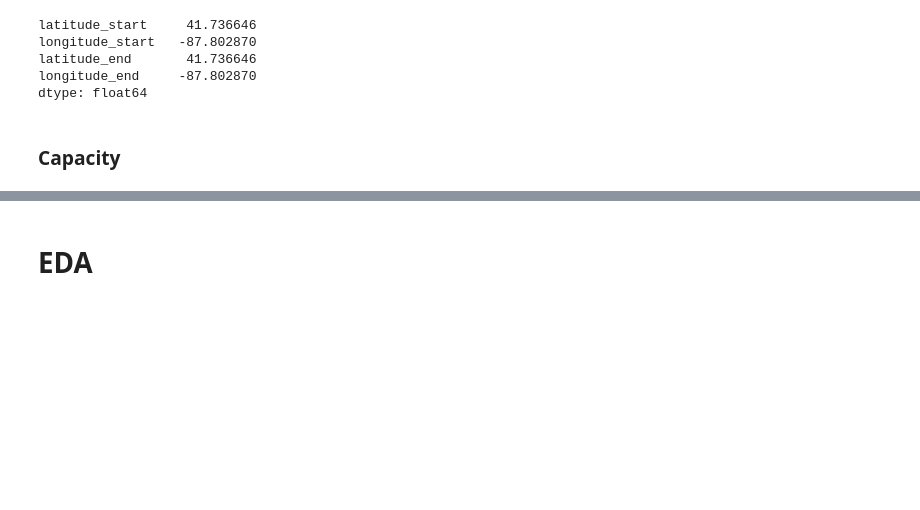
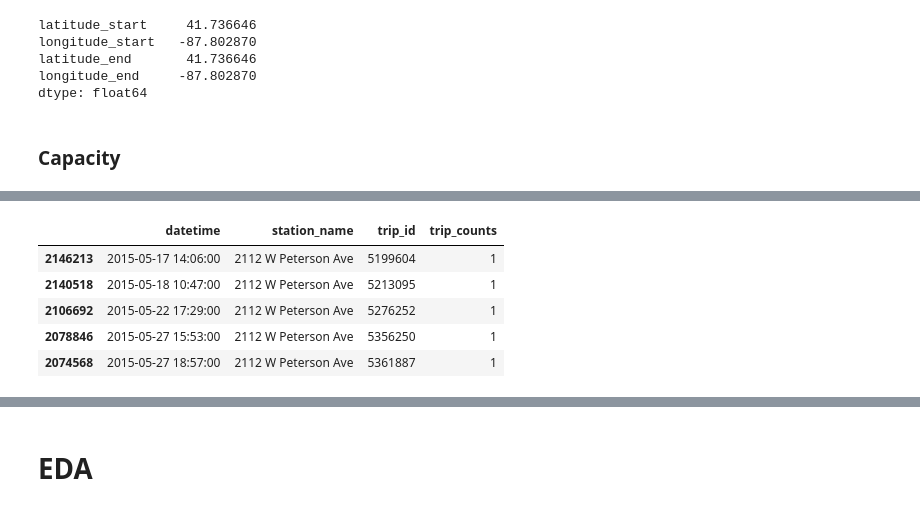
Before and after one commit to karahahn/Springboard_Capstone2, a Jupyter notebook: Capstone 2 Milestone 1.ipynb, the cells around one changed output, grey strips where cells are left out. Saved outputs shown, nothing was run; the diff lists cells and outputs as text; code cells hidden in the pictures; blank space fills up the shorter version.

```diff
--- a/Capstone 2 Milestone 1.ipynb
+++ b/Capstone 2 Milestone 1.ipynb
@@ -1598,0 +462,11 @@ array([[<matplotlib.axes._subplots.AxesSubplot object at 0x...>]],
+# %%
+# each departure is given a 1 value
+departures['trip_counts'] = 1
+departures.head()
+# %% [output]
+|  | datetime | station_name | trip_id | trip_counts |
+| 2146213 | 2015-05-17 14:06:00 | 2112 W Peterson Ave | 5199604 | 1 |
+| 2140518 | 2015-05-18 10:47:00 | 2112 W Peterson Ave | 5213095 | 1 |
+| 2106692 | 2015-05-22 17:29:00 | 2112 W Peterson Ave | 5276252 | 1 |
+| 2078846 | 2015-05-27 15:53:00 | 2112 W Peterson Ave | 5356250 | 1 |
+| 2074568 | 2015-05-27 18:57:00 | 2112 W Peterson Ave | 5361887 | 1 |
```
Also changed, not shown: parts of 145 cells of this notebook.
